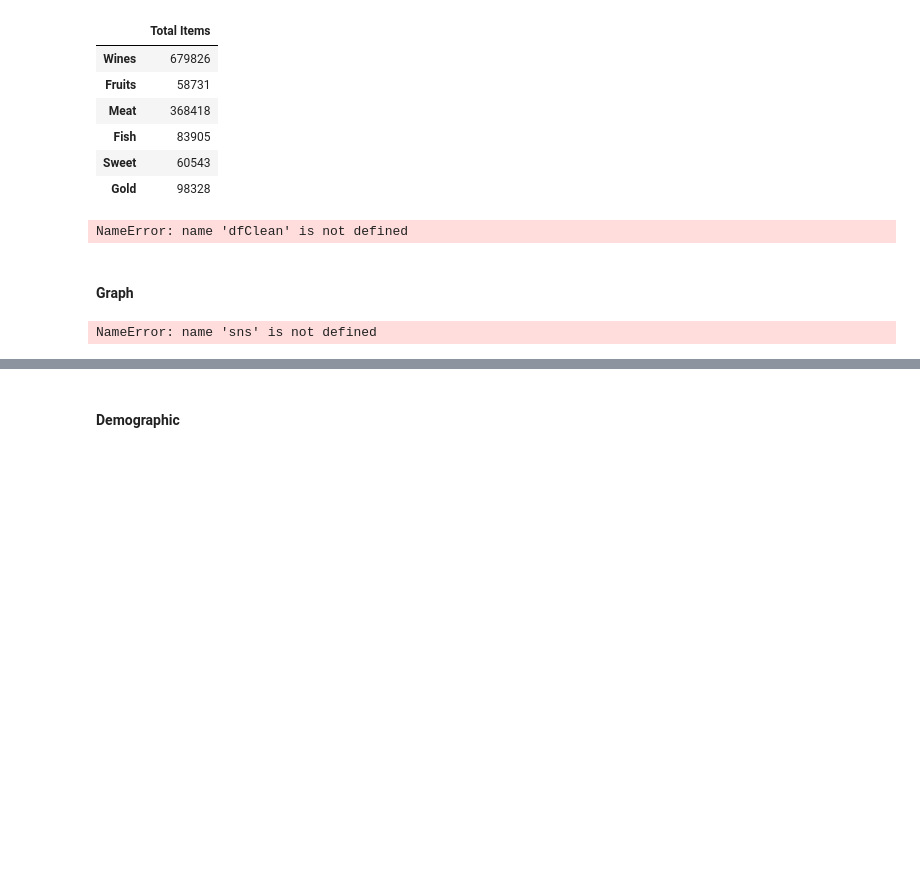
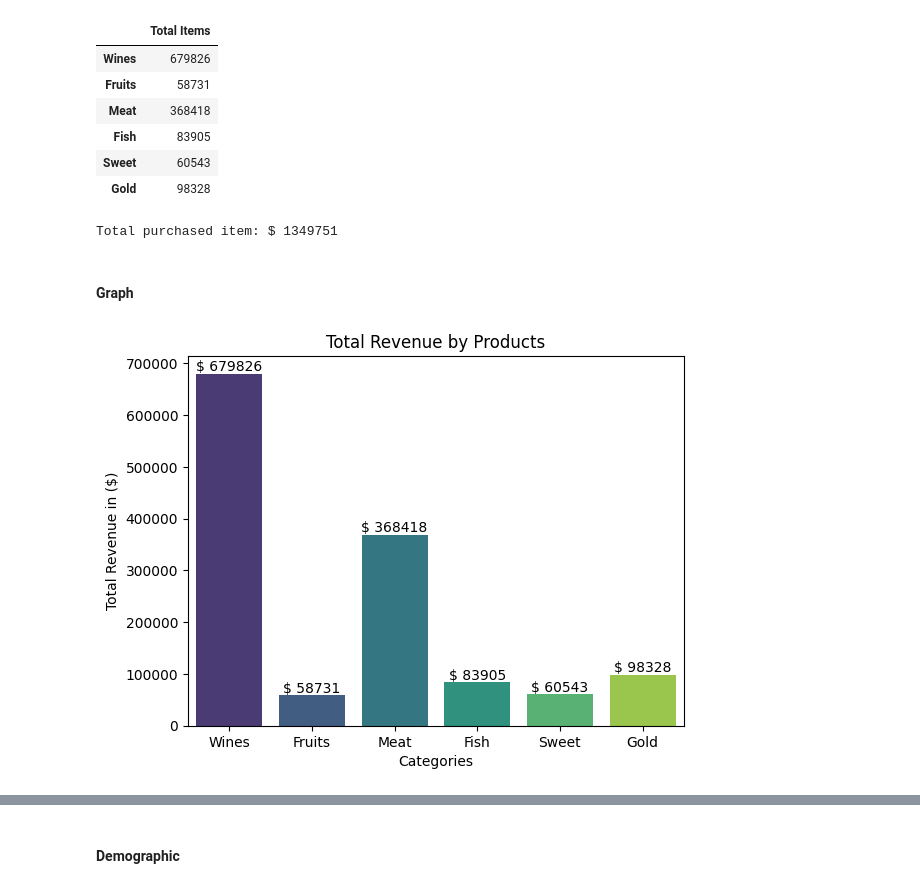
Before and after one commit to Kresna-DK/Capstone-2-Purwadhika, a Jupyter notebook: Kresna - Capstone 2 - Supermarket Demographic Analysis.ipynb, the cells around one changed output, grey strips where cells are left out. Saved outputs shown, nothing was run; the diff lists cells and outputs as text; code cells hidden in the pictures; blank space fills up the shorter version.

```diff
--- a/Kresna - Capstone 2 - Supermarket Demographic Analysis.ipynb
+++ b/Kresna - Capstone 2 - Supermarket Demographic Analysis.ipynb
@@ -1563,34 +1555,34 @@ dfItems
 | Gold | 98328 |
 # %%
 ItemTotal = dfClean['MntWines'].sum() + dfClean['MntFruits'].sum() + dfClean['MntMeatProducts'].sum() + dfClean['MntFishProducts'].sum() + dfClean['MntSweetProducts'].sum() + dfClean['MntGoldProds'].sum()
-print('$', 'Total purchased item:', ItemTotal)
+print('Total purchased item: $', ItemTotal)
 # %% [output]
-NameError: name 'dfClean' is not defined
+Total purchased item: $ 1349751
 # %% [markdown]
 #### Graph
 # %%
 ax = sns.barplot(data=dfItems, x= dfItems.index,
             y='Total Items',
             hue= dfItems.index,
             ci=0,
             palette='viridis')
 
 plt.title('Total Revenue by Products')
 plt.xlabel('Categories')
-plt.ylabel('Total Revenue')
+plt.ylabel('Total Revenue in ($)')
 plt.xticks(rotation=0)
 
 for p in ax.patches:
-    ax.annotate('{:.0f}'.format(p.get_height()),
+    ax.annotate('$ {:.0f}'.format(p.get_height()),
                 (p.get_x() + p.get_width() / 2., p.get_height()),
                 ha='center',
                 va='center',
                 xytext=(0, 5),
                 textcoords='offset points')
 
 plt.show()
 # %% [output]
-NameError: name 'sns' is not defined
+[figure, added]
 # %%
 winePer = int(dfClean['MntWines'].sum() / ItemTotal * 100)
 print('Wine Overall Revenue Percentage:', winePer, '%')
```
Also changed, not shown: parts of 2 cells of this notebook.
